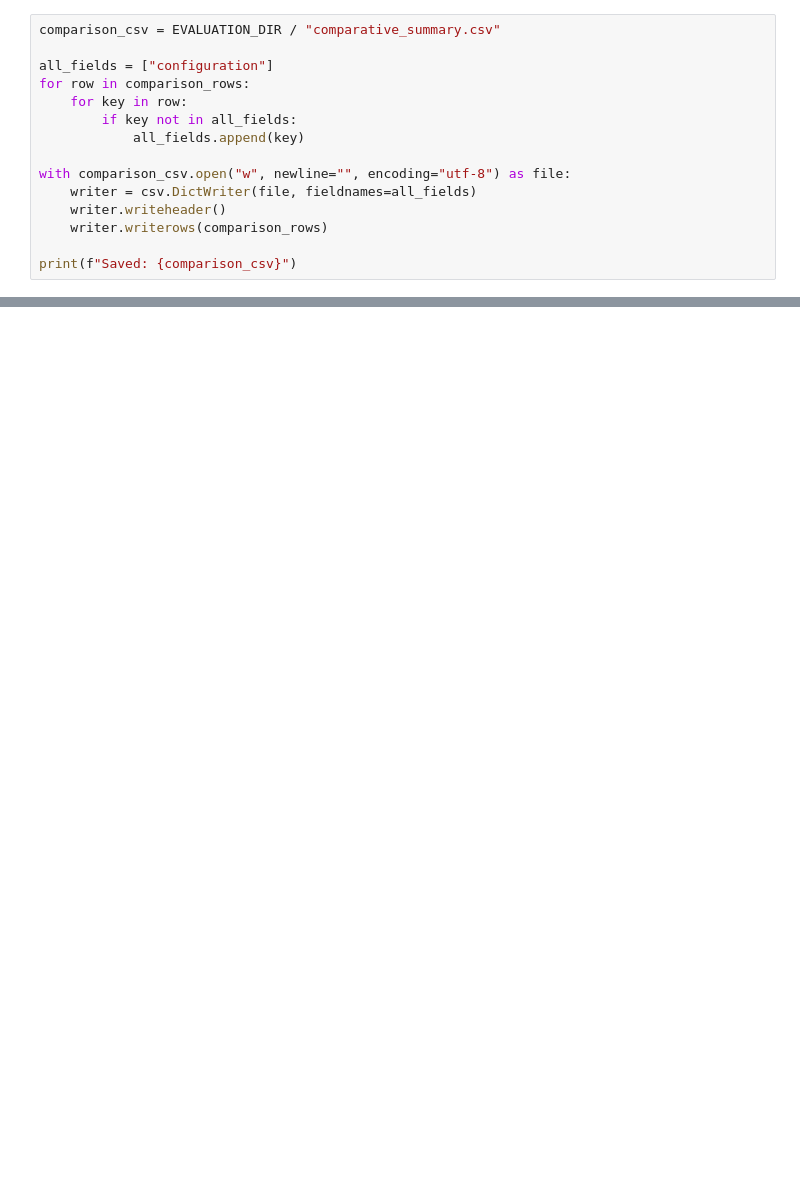
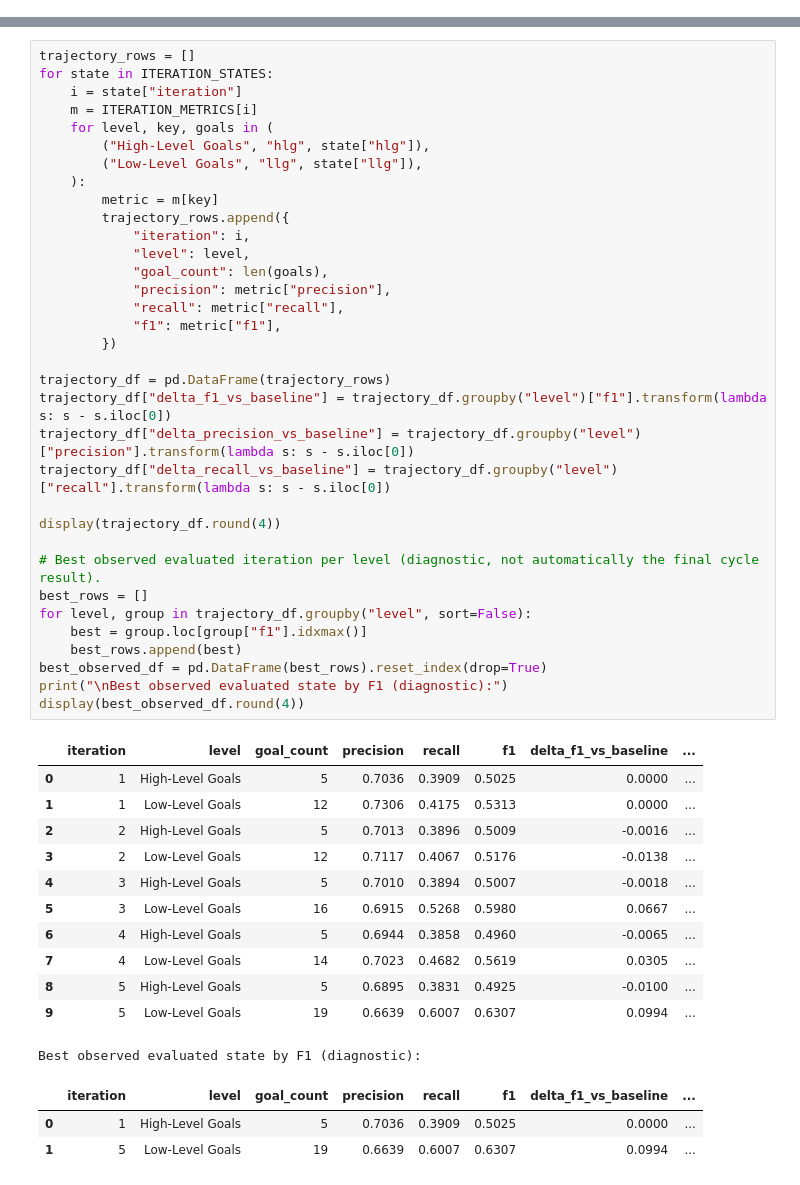
Before and after one commit to AgnesePino/LLM_MultiAgentChain_GoalOrientedAPIAlignement, a Jupyter notebook: notebook/02_experimental_evaluation_final.ipynb, the cells around one changed output, grey strips where cells are left out. Drawn from its saved outputs; the diff is of its cells as text; blank space fills up the shorter version.

Commit message:
refactor:  LLM pipeline to improve extraction and evaluation, adding focused generation support, cleaner feedback handling, and clearer documentation.

```diff
--- a/notebook/02_experimental_evaluation_final.ipynb
+++ b/notebook/02_experimental_evaluation_final.ipynb
@@ -659,15 +0,0 @@ for row in comparison_rows:
-# %%
-comparison_csv = EVALUATION_DIR / "comparative_summary.csv"
-
-all_fields = ["configuration"]
-for row in comparison_rows:
-    for key in row:
-        if key not in all_fields:
-            all_fields.append(key)
-
-with comparison_csv.open("w", newline="", encoding="utf-8") as file:
-    writer = csv.DictWriter(file, fieldnames=all_fields)
-    writer.writeheader()
-    writer.writerows(comparison_rows)
-
-print(f"Saved: {comparison_csv}")
@@ -684,0 +715,50 @@ The reconstructed bottom-up goal is not itself the final output of the pipeline.
+# %%
+trajectory_rows = []
+for state in ITERATION_STATES:
+    i = state["iteration"]
+    m = ITERATION_METRICS[i]
+    for level, key, goals in (
+        ("High-Level Goals", "hlg", state["hlg"]),
+        ("Low-Level Goals", "llg", state["llg"]),
+    ):
+        metric = m[key]
+        trajectory_rows.append({
+            "iteration": i,
+            "level": level,
+            "goal_count": len(goals),
+            "precision": metric["precision"],
+            "recall": metric["recall"],
+            "f1": metric["f1"],
+        })
+
+trajectory_df = pd.DataFrame(trajectory_rows)
+trajectory_df["delta_f1_vs_baseline"] = trajectory_df.groupby("level")["f1"].transform(lambda s: s - s.iloc[0])
+trajectory_df["delta_precision_vs_baseline"] = trajectory_df.groupby("level")["precision"].transform(lambda s: s - s.iloc[0])
+trajectory_df["delta_recall_vs_baseline"] = trajectory_df.groupby("level")["recall"].transform(lambda s: s - s.iloc[0])
+
+display(trajectory_df.round(4))
+
+# Best observed evaluated iteration per level (diagnostic, not automatically the final cycle result).
+best_rows = []
+for level, group in trajectory_df.groupby("level", sort=False):
+    best = group.loc[group["f1"].idxmax()]
+    best_rows.append(best)
+best_observed_df = pd.DataFrame(best_rows).reset_index(drop=True)
+print("\nBest observed evaluated state by F1 (diagnostic):")
+display(best_observed_df.round(4))
+# %% [output]
+|  | iteration | level | goal_count | precision | recall | f1 | delta_f1_vs_baseline | ... |
+| 0 | 1 | High-Level Goals | 5 | 0.7036 | 0.3909 | 0.5025 | 0.0000 | ... |
+| 1 | 1 | Low-Level Goals | 12 | 0.7306 | 0.4175 | 0.5313 | 0.0000 | ... |
+| 2 | 2 | High-Level Goals | 5 | 0.7013 | 0.3896 | 0.5009 | -0.0016 | ... |
+| 3 | 2 | Low-Level Goals | 12 | 0.7117 | 0.4067 | 0.5176 | -0.0138 | ... |
+| 4 | 3 | High-Level Goals | 5 | 0.7010 | 0.3894 | 0.5007 | -0.0018 | ... |
+| 5 | 3 | Low-Level Goals | 16 | 0.6915 | 0.5268 | 0.5980 | 0.0667 | ... |
+| 6 | 4 | High-Level Goals | 5 | 0.6944 | 0.3858 | 0.4960 | -0.0065 | ... |
+| 7 | 4 | Low-Level Goals | 14 | 0.7023 | 0.4682 | 0.5619 | 0.0305 | ... |
+| 8 | 5 | High-Level Goals | 5 | 0.6895 | 0.3831 | 0.4925 | -0.0100 | ... |
+| 9 | 5 | Low-Level Goals | 19 | 0.6639 | 0.6007 | 0.6307 | 0.0994 | ... |
+Best observed evaluated state by F1 (diagnostic):
+|  | iteration | level | goal_count | precision | recall | f1 | delta_f1_vs_baseline | ... |
+| 0 | 1 | High-Level Goals | 5 | 0.7036 | 0.3909 | 0.5025 | 0.0000 | ... |
+| 1 | 5 | Low-Level Goals | 19 | 0.6639 | 0.6007 | 0.6307 | 0.0994 | ... |
```
Also changed, not shown: parts of 62 cells of this notebook, 15 other files.
